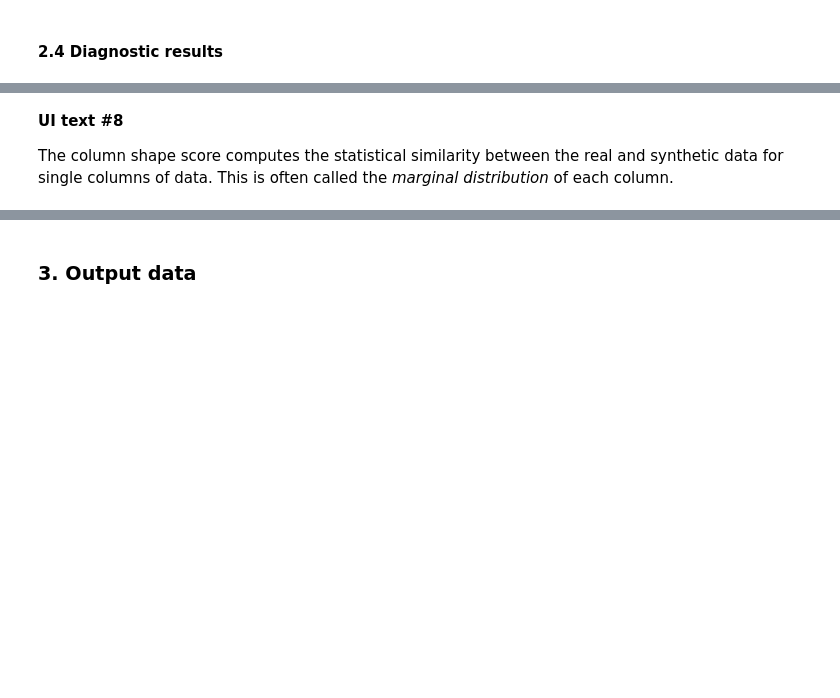
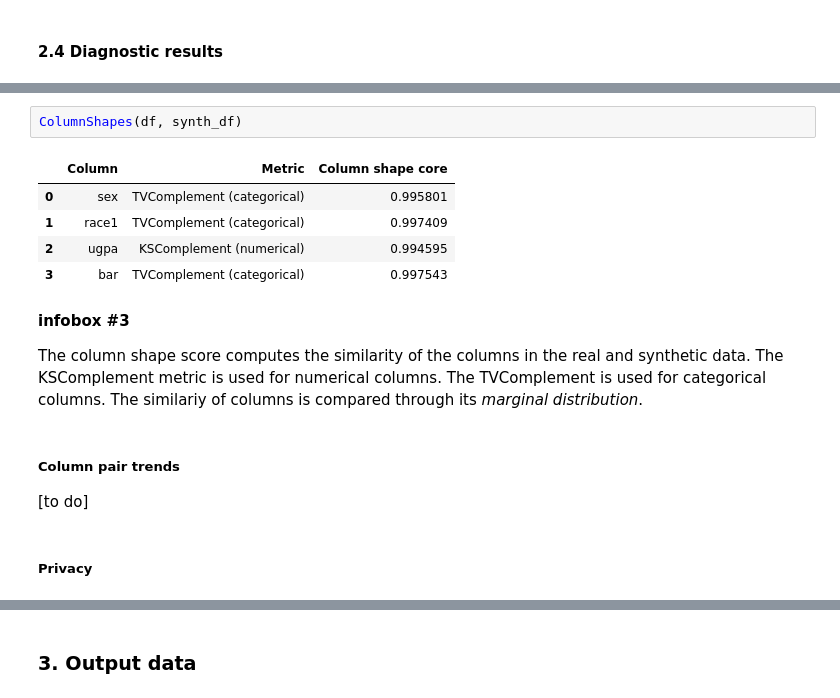
Before and after one commit to NGO-Algorithm-Audit/local-first-web-tool, a Jupyter notebook: notebooks/CART_LawSchoolAdmissionBar.ipynb, the cells around one changed output, grey strips where cells are left out. Saved outputs shown, nothing was run; the diff lists cells and outputs as text; blank space fills up the shorter version.

```diff
--- a/notebooks/CART_LawSchoolAdmissionBar.ipynb
+++ b/notebooks/CART_LawSchoolAdmissionBar.ipynb
@@ -374,4 +499,18 @@ DataStructure(df, synth_df)
+# %%
+ColumnShapes(df, synth_df)
+# %% [output]
+|  | Column | Metric | Column shape core |
+| 0 | sex | TVComplement (categorical) | 0.995801 |
+| 1 | race1 | TVComplement (categorical) | 0.997409 |
+| 2 | ugpa | KSComplement (numerical) | 0.994595 |
+| 3 | bar | TVComplement (categorical) | 0.997543 |
 # %% [markdown]
-**UI text #8**
+**infobox #3**
 
-The column shape score computes the statistical similarity between the real and synthetic data for single columns of data. This is often called the _marginal distribution_ of each column.
+The column shape score computes the similarity of the columns in the real and synthetic data. The KSComplement metric is used for numerical columns. The TVComplement is used for categorical columns. The similariy of columns is compared through its _marginal distribution_.
+# %% [markdown]
+##### Column pair trends
+
+[to do]
+# %% [markdown]
+##### Privacy
```
Also changed, not shown: parts of 24 cells of this notebook.
